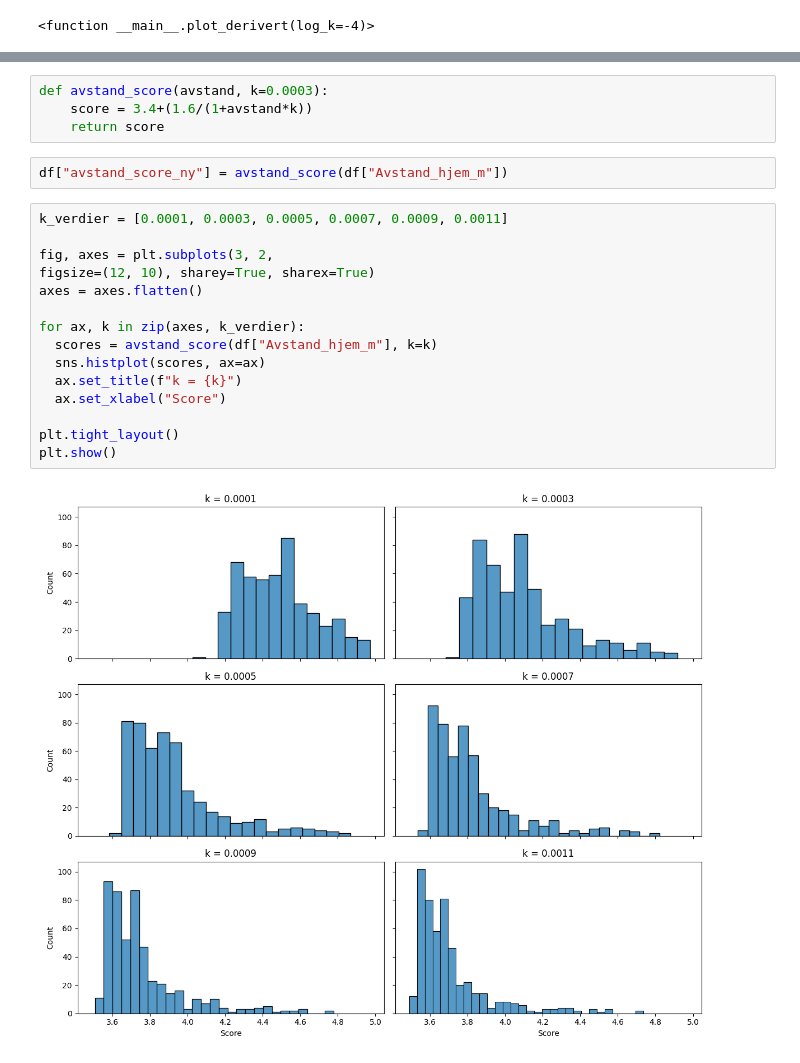
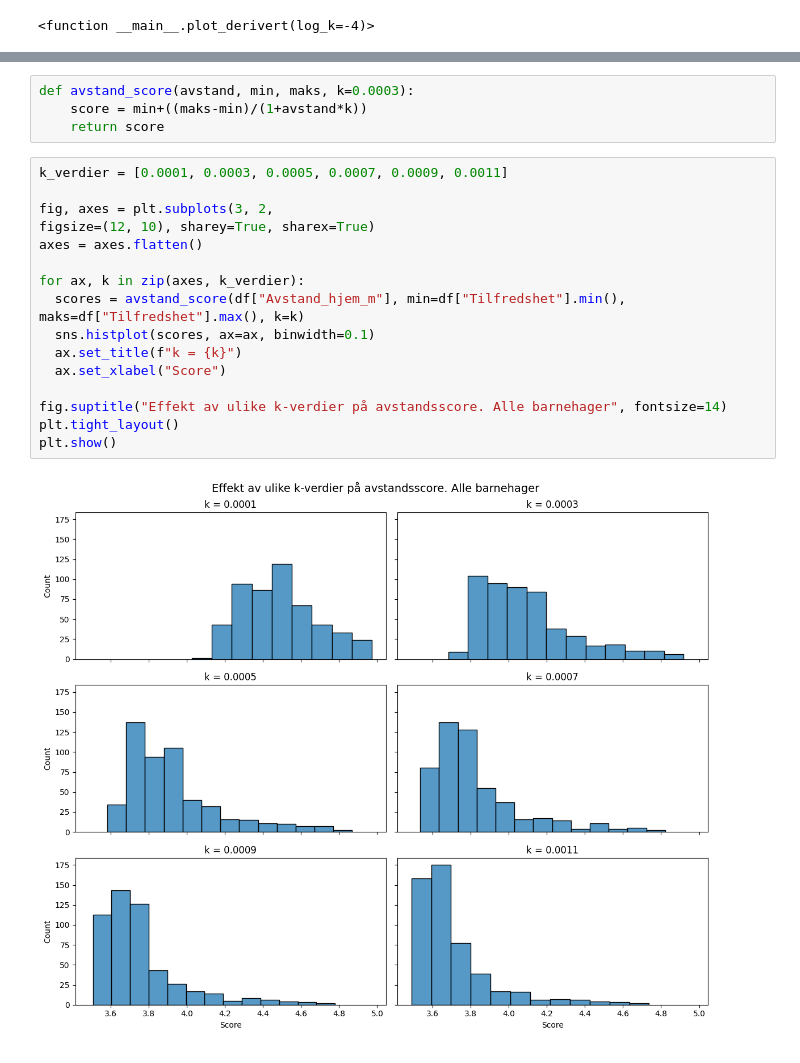
Before and after one commit to madsranden/barnehager_i_oslo, a Jupyter notebook: geo_func_dokumentasjon.ipynb, the cells around one changed output, grey strips where cells are left out. Cells and saved outputs as stored; diff of their text form.

```diff
--- a/geo_func_dokumentasjon.ipynb
+++ b/geo_func_dokumentasjon.ipynb
@@ -64,23 +92,22 @@ interactive(children=(FloatSlider(value=-4.0, continuous_update=False, descripti
 # %%
-def avstand_score(avstand, k=0.0003):
-    score = 3.4+(1.6/(1+avstand*k))
+def avstand_score(avstand, min, maks, k=0.0003):
+    score = min+((maks-min)/(1+avstand*k))
     return score
-# %%
-df["avstand_score_ny"] = avstand_score(df["Avstand_hjem_m"])
 # %%
 k_verdier = [0.0001, 0.0003, 0.0005, 0.0007, 0.0009, 0.0011]
 
 fig, axes = plt.subplots(3, 2,
 figsize=(12, 10), sharey=True, sharex=True)
 axes = axes.flatten()
 
 for ax, k in zip(axes, k_verdier):
-  scores = avstand_score(df["Avstand_hjem_m"], k=k)
-  sns.histplot(scores, ax=ax)
+  scores = avstand_score(df["Avstand_hjem_m"], min=df["Tilfredshet"].min(), maks=df["Tilfredshet"].max(), k=k)
+  sns.histplot(scores, ax=ax, binwidth=0.1)
   ax.set_title(f"k = {k}")
   ax.set_xlabel("Score")
 
+fig.suptitle("Effekt av ulike k-verdier på avstandsscore. Alle barnehager", fontsize=14)
 plt.tight_layout()
 plt.show()
 # %% [output]
-[figure, old version]
+[figure, new version]
```
Also changed, not shown: parts of 7 cells of this notebook.
